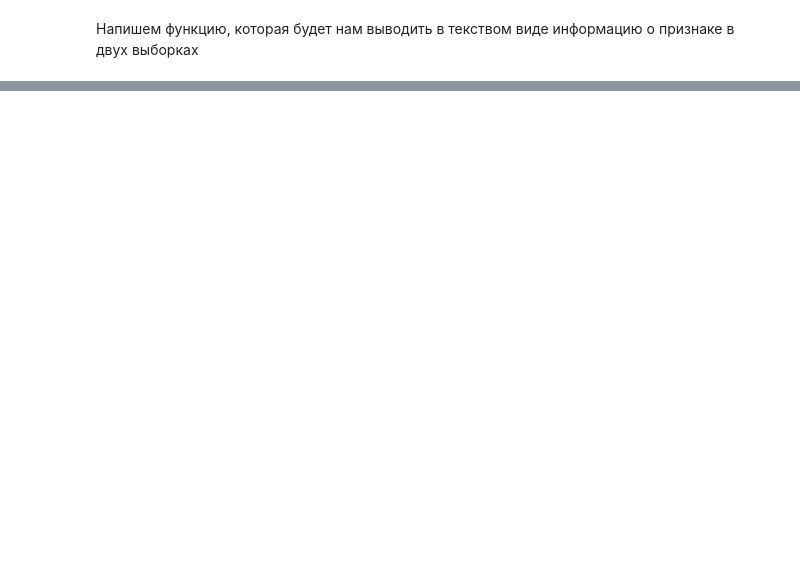
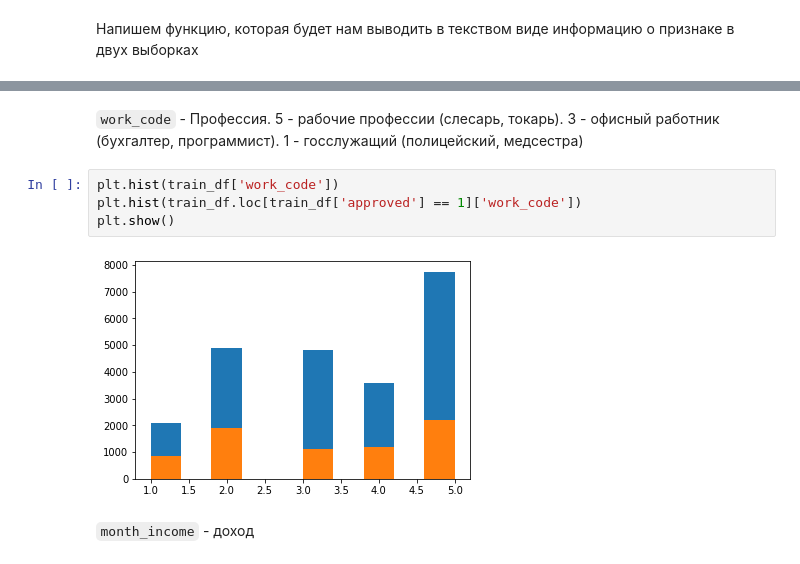
Before and after one commit to alexanderlakiza/misc, a Jupyter notebook: devim_enrollment.ipynb, the cells around one changed output, grey strips where cells are left out. Drawn from its saved outputs; the diff is of its cells as text; blank space fills up the shorter version.

```diff
--- a/devim_enrollment.ipynb
+++ b/devim_enrollment.ipynb
@@ -187,0 +683,13 @@ t_test('cred_sum_cc_all')
+# %% [markdown]
+`work_code` - Профессия.
+5 - рабочие профессии (слесарь, токарь).
+3 - офисный работник (бухгалтер, программист).
+1 - госслужащий (полицейский, медсестра)
+# %%
+plt.hist(train_df['work_code'])
+plt.hist(train_df.loc[train_df['approved'] == 1]['work_code'])
+plt.show()
+# %% [output]
+[figure, added]
+# %% [markdown]
+`month_income` - доход
```
Also changed, not shown: parts of 71 cells of this notebook.
